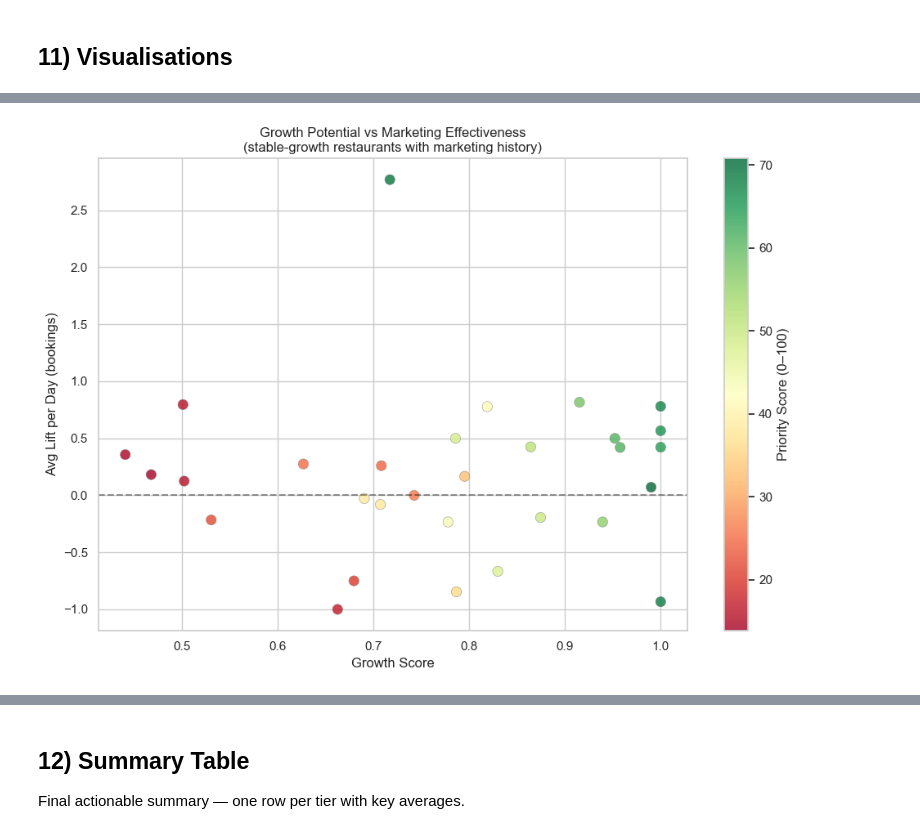
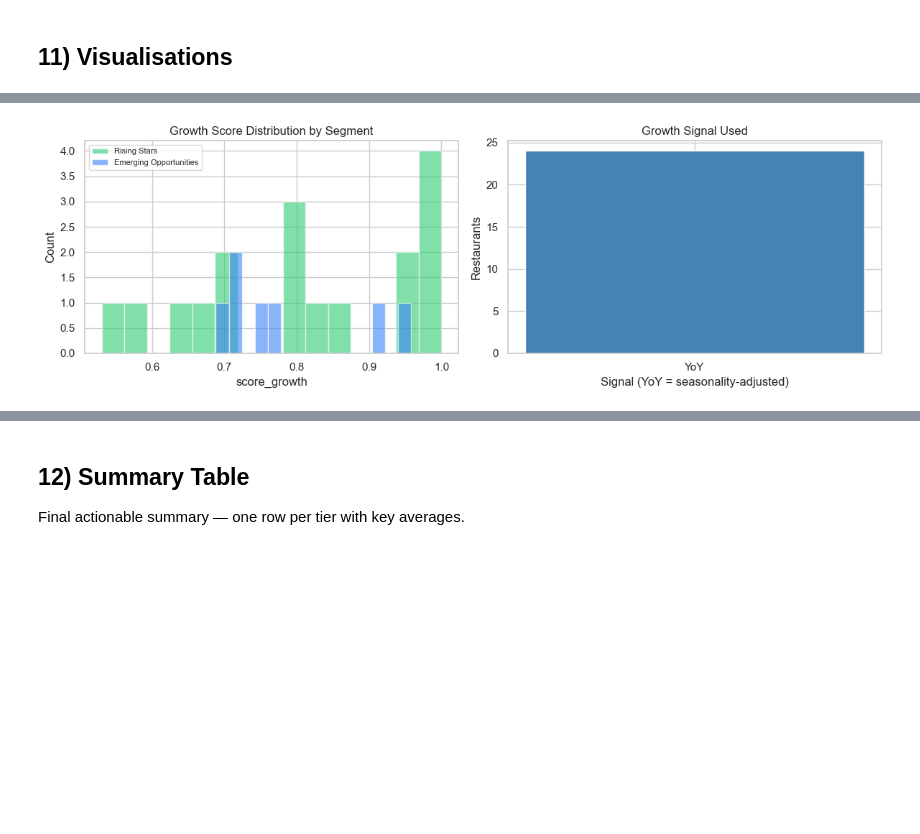
Before and after one commit to liyunling2/OPE, a Jupyter notebook: _4_final_outputs/priority_scoring_seasonality.ipynb, the cells around one changed output, grey strips where cells are left out. Saved outputs shown, nothing was run; the diff lists cells and outputs as text; code cells hidden in the pictures; blank space fills up the shorter version.

```diff
--- a/_4_final_outputs/priority_scoring_seasonality.ipynb
+++ b/_4_final_outputs/priority_scoring_seasonality.ipynb
@@ -45,8 +48,8 @@ GROWTH_SEGMENTS = ['Rising Stars', 'Emerging Opportunities']
 
 # ── Score weights ─────────────────────────────────────────────────────────────
 # Growth component (used for ALL restaurants)
-W_SCORE_GROWTH = 0.60   # rolling growth trajectory
-W_DELTA_GROWTH = 0.40   # acceleration (is growth speeding up?)
+W_SCORE_GROWTH = 0.50   # rolling growth trajectory
+W_DELTA_GROWTH = 0.50   # acceleration (is growth speeding up?)
 
 # Marketing component (used ONLY for restaurants with marketing history)
 W_GROWTH_FINAL   = 0.60  # weight of growth component in final score
@@ -129,11 +132,11 @@ Date range      : 2025-01-01 → 2026-01-01
 # %%
 # Compute thresholds from the latest month snapshot
 latest_snap      = agg.sort_values('year_month').groupby('name').tail(1)
-perf_threshold   = latest_snap['score_perf'].quantile(0.75)
-growth_threshold = latest_snap['score_growth'].quantile(0.75)
+perf_threshold   = latest_snap['score_perf'].quantile(0.90)
+growth_threshold = latest_snap['score_growth'].quantile(0.90)
 
-print(f'Performance threshold (75th pct) : {perf_threshold:.4f}')
-print(f'Growth threshold (75th pct)      : {growth_threshold:.4f}')
+print(f'Performance threshold (90th pct) : {perf_threshold:.4f}')
+print(f'Growth threshold (90th pct)      : {growth_threshold:.4f}')
 
 # Apply segment to every row in the full history
 agg['segment'] = agg.apply(
@@ -659,30 +625,34 @@ priority_tier
 # %%
-# ── Growth vs Marketing Lift scatter (stable-growth restaurants only) ─────────
-plot_df = priority_list[priority_list['has_marketing']].copy()
+# ── Growth score distribution across tiers ───────────────────────────────────
+fig, axes = plt.subplots(1, 2, figsize=(12, 4))
 
-if len(plot_df) == 0:
-    print('No restaurants with marketing history in the priority list — skipping scatter.')
-else:
-    plt.figure(figsize=(10, 7))
-    scatter = plt.scatter(
-        plot_df['score_growth'],
-        plot_df['avg_lift_per_day'].fillna(0),
-        c=plot_df['priority_score'],
-        cmap='RdYlGn',
-        s=80,
-        alpha=0.8,
-        edgecolors='grey',
-        linewidths=0.4
-    )
-    plt.colorbar(scatter, label='Priority Score (0–100)')
-    plt.axhline(0, color='black', linestyle='--', alpha=0.4)
-    plt.xlabel('Growth Score')
-    plt.ylabel('Avg Lift per Day (bookings)')
-    plt.title('Growth Potential vs Marketing Effectiveness\n(stable-growth restaurants with marketing history)')
-    plt.tight_layout()
-    plt.show()
+for tier, color in [
+    ('Rising Stars', '#2ecc71'),
+    ('Emerging Opportunities', '#3b82f6'),
+    ('Established Players', '#9b59b6'),
+    ('Needs Attention', '#e74c3c'),
+]:
+    sub = priority_list[priority_list['latest_segment'] == tier]['score_growth'].dropna()
+    if len(sub):
+        axes[0].hist(sub, bins=15, alpha=0.6, color=color, label=tier)
+
+axes[0].set_title('Growth Score Distribution by Segment')
+axes[0].set_xlabel('score_growth')
+axes[0].set_ylabel('Count')
+axes[0].legend(fontsize=8)
+
+# Growth signal used (YoY vs MoM)
+if 'growth_signal_used' in priority_list.columns:
+    sig = priority_list['growth_signal_used'].value_counts()
+    axes[1].bar(sig.index, sig.values, color=['steelblue', 'salmon'])
+    axes[1].set_title('Growth Signal Used')
+    axes[1].set_ylabel('Restaurants')
+    axes[1].set_xlabel('Signal (YoY = seasonality-adjusted)')
+
+plt.tight_layout()
+plt.show()
 # %% [output]
-[figure, old version]
+[figure, new version]
 # %%
 # ── Top 20 priority restaurants ──────────────────────────────────────────────
 top20 = priority_list.head(20).copy()
```
Also changed, not shown: parts of 12 cells of this notebook, 8 other files.
